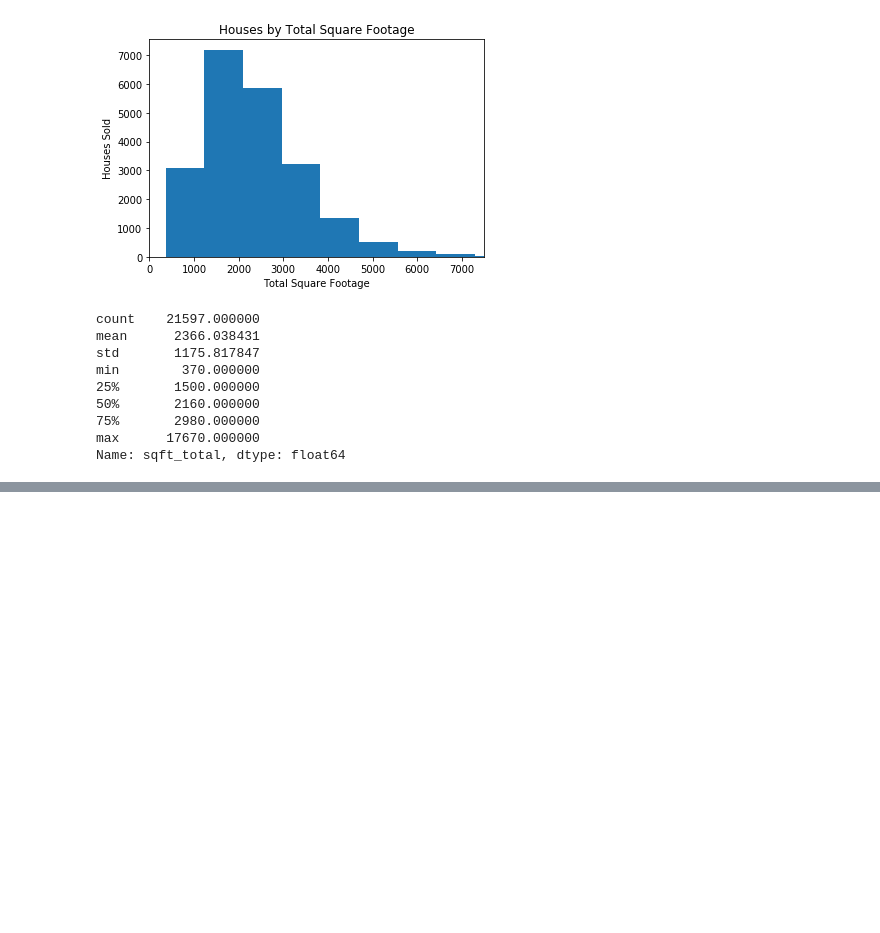
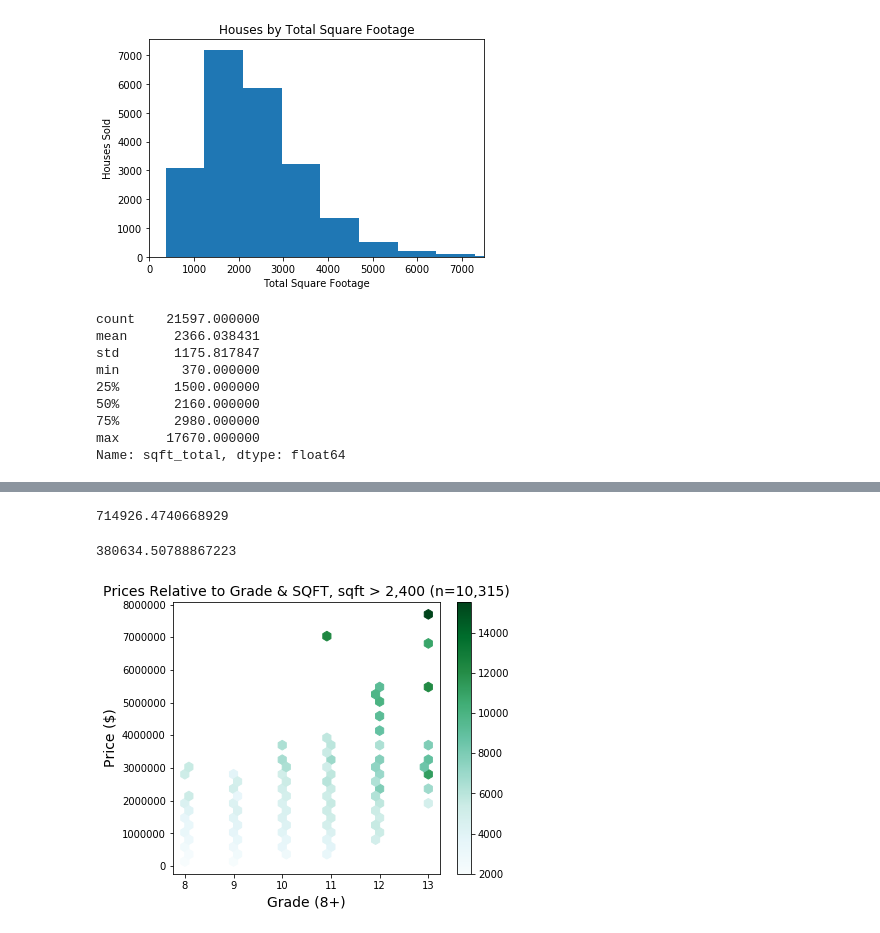
Before and after one commit to steeznation16/dsc-1-final-project-online-ds-ft-100118, a Jupyter notebook: student.ipynb, the cells around one changed output, grey strips where cells are left out. Drawn from its saved outputs; the diff is of its cells as text; code cells hidden in the pictures; blank space fills up the shorter version.

```diff
--- a/student.ipynb
+++ b/student.ipynb
@@ -331,0 +342,6 @@ avg_price_below
+# %%
+# Split df by grade, less than 8 and greater than or equal to 8
+eight_plus = df.loc[df["grade"]>7.5]
+eight_minus = df.loc[df["grade"]<7.5]
+print(len(above_8))
+print(len(below_8))
@@ -331,0 +377,19 @@ avg_price_below
+# %%
+avg_price_above = np.mean(eight_plus['price'])
+avg_price_above
+# %% [output]
+714926.4740668929
+# %%
+avg_price_below = np.mean(eight_minus['price'])
+avg_price_below
+# %% [output]
+380634.50788867223
+# %%
+# Graph data with hexbin plot to examine the effect of grade on housing price
+# By adding the color bar on the right to reference sqft_total, we can see the distribution of sqft_total on the house price as well
+eight_plus.plot.hexbin(x='grade', y='price', C='sqft_total', gridsize=30, sharex=False, figsize=(6,5))
+plt.xlabel('Grade (8+)', fontsize=14)
+plt.ylabel('Price ($)', fontsize=14)
+plt.title('Prices Relative to Grade & SQFT, sqft > 2,400 (n=10,315)', fontsize=14);
+# %% [output]
+[figure, added]
```
Also changed, not shown: parts of 45 cells of this notebook.
